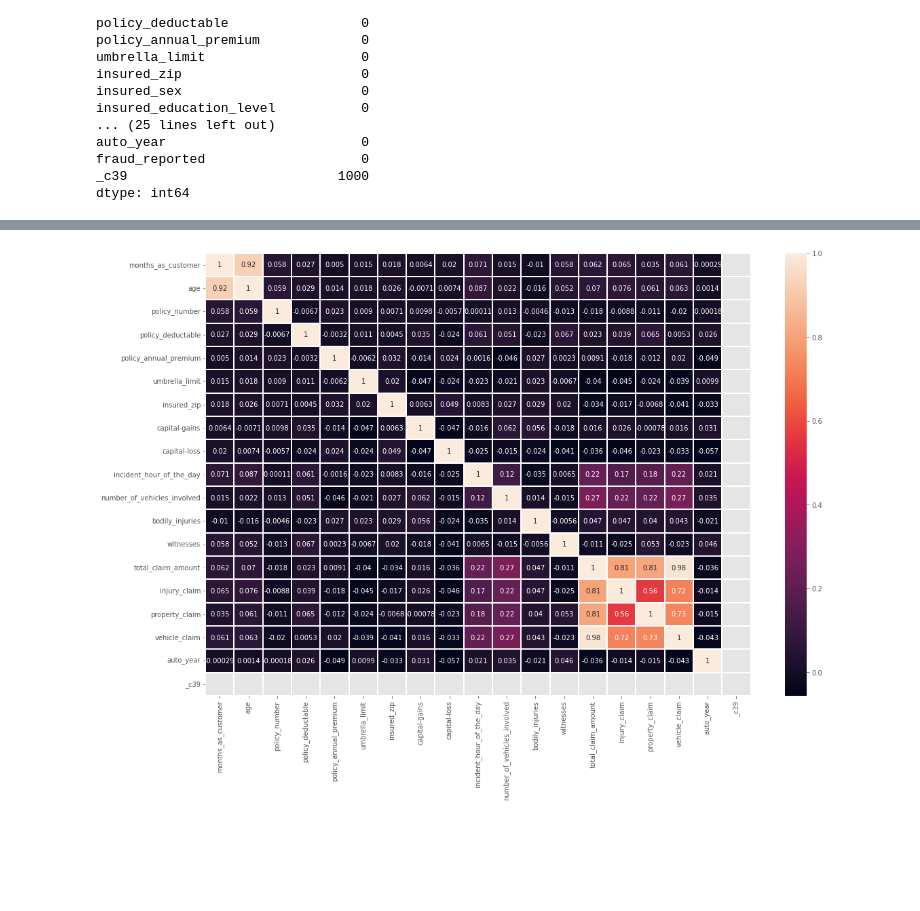
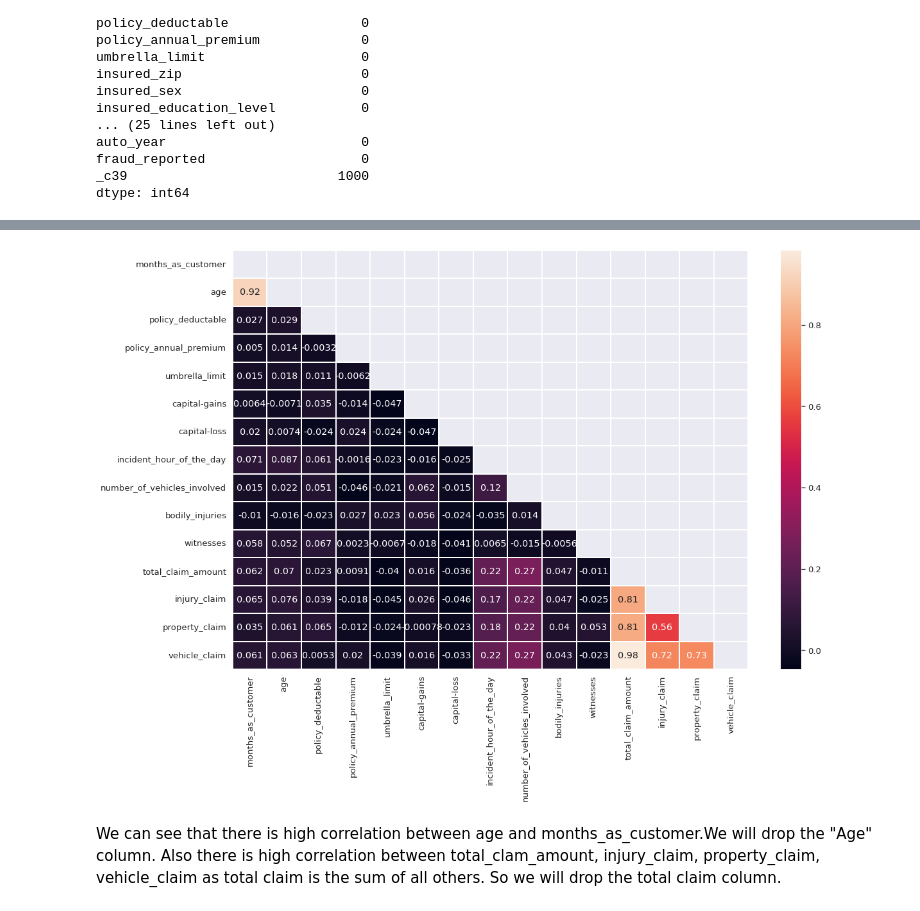
Before and after one commit to bharat1611/Neo4j---Fraud-Detection---Insurance-Claims, a Jupyter notebook: Fraud_Detection_Insurance.ipynb, the cells around one changed output, grey strips where cells are left out. Cells and saved outputs as stored; diff of their text form; code cells hidden in the pictures; blank space fills up the shorter version.

```diff
--- a/Fraud_Detection_Insurance.ipynb
+++ b/Fraud_Detection_Insurance.ipynb
@@ -136,8 +136,9 @@ dtype: int64
 # %%
 #heatmap to visualize the values
 
-plt.figure(figsize = (40,30))
+plt.figure(figsize = (30,20))
 corr = df.corr()
-sns.heatmap(data = corr,annot=True, fmt = '.1g', linewidth = 1)
+sns.set(font_scale = 1.4)
+sns.heatmap(data = corr,annot=True, fmt = '.2g', linewidth = 1)
 plt.show()
 # %% [output]
@@ -144,0 +167,6 @@ plt.show()
+# %%
+# We only some labels to predict the insurance fraud
+# hence, dropping unnecessary labels from our dataset.
+to_drop = ['policy_number','policy_bind_date','policy_state','insured_zip','incident_location','incident_date',
+           'incident_state','incident_city','insured_hobbies','auto_make','auto_model','auto_year', '_c39']
+df.drop(to_drop, inplace = True, axis  = 1)
@@ -145,9 +184,15 @@ plt.show()
 # %%
+# checking for multicollinearity
+
 plt.figure(figsize = (18, 12))
 
 corr = df.corr()
+mask = np.triu(np.ones_like(corr, dtype = bool))
+sns.set(font_scale = 1.2)
 
-sns.heatmap(data = corr, annot = True, fmt = '.2g', linewidth = 1)
+sns.heatmap(data = corr, mask = mask, annot = True, fmt = '.2g', linewidth = 1)
 plt.show()
 # %% [output]
-[figure, old version]
+[figure, new version]
+# %% [markdown]
+We can see that there is high correlation between age and months_as_customer.We will drop the "Age" column. Also there is high correlation between total_clam_amount, injury_claim, property_claim, vehicle_claim as total claim is the sum of all others. So we will drop the total claim column.
```
Also changed, not shown: parts of 21 cells of this notebook.
